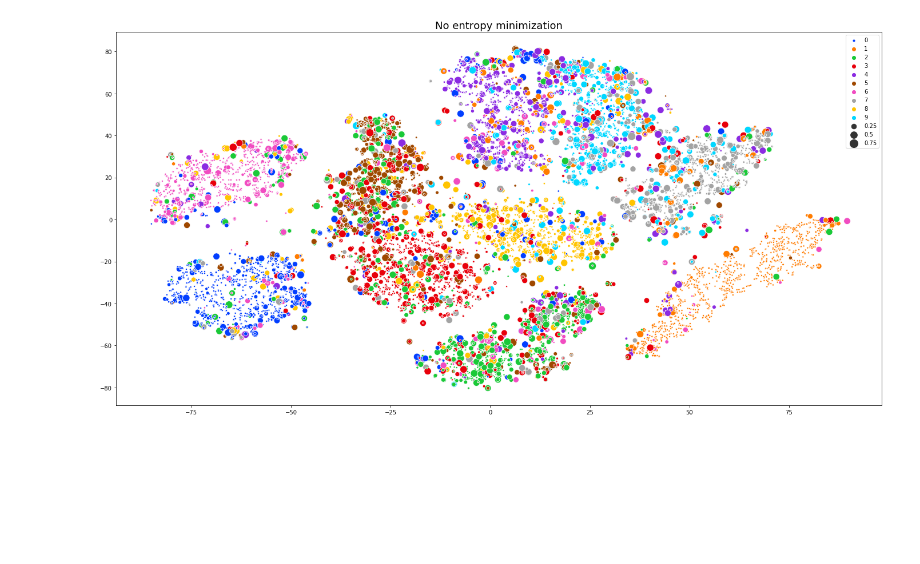
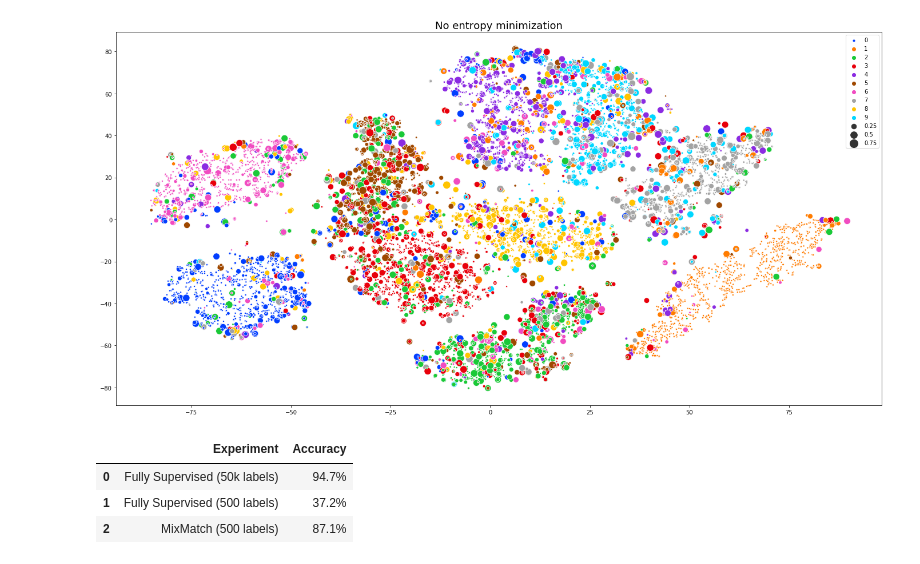
Before and after one commit to noachr/MixMatch-fastai, a Jupyter notebook: Entropy Minimization MNIST.ipynb, the cells around one changed output. Cells and saved outputs as stored; diff of their text form; code cells hidden in the pictures; blank space fills up the shorter version.

```diff
--- a/Entropy Minimization MNIST.ipynb
+++ b/Entropy Minimization MNIST.ipynb
@@ -160,0 +163,7 @@ ax.set_title("No entropy minimization",fontsize=18);
+# %%
+pd.DataFrame({"Experiment": ["Fully Supervised (50k labels)","Fully Supervised (500 labels)","MixMatch (500 labels)"], "Accuracy": ["94.7%","37.2%","87.1%"]},columns=["Experiment","Accuracy"])
+# %% [output]
+|  | Experiment | Accuracy |
+| 0 | Fully Supervised (50k labels) | 94.7% |
+| 1 | Fully Supervised (500 labels) | 37.2% |
+| 2 | MixMatch (500 labels) | 87.1% |
```
Also changed, not shown: parts of 1 cell of this notebook, 1 other file.
